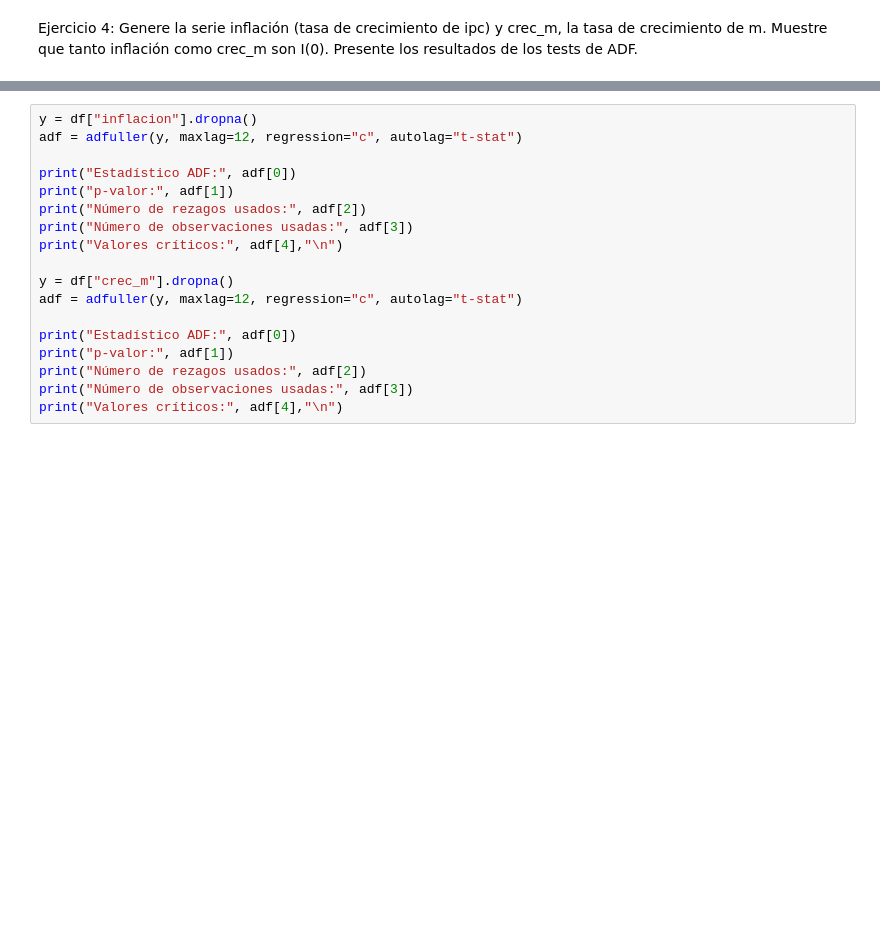
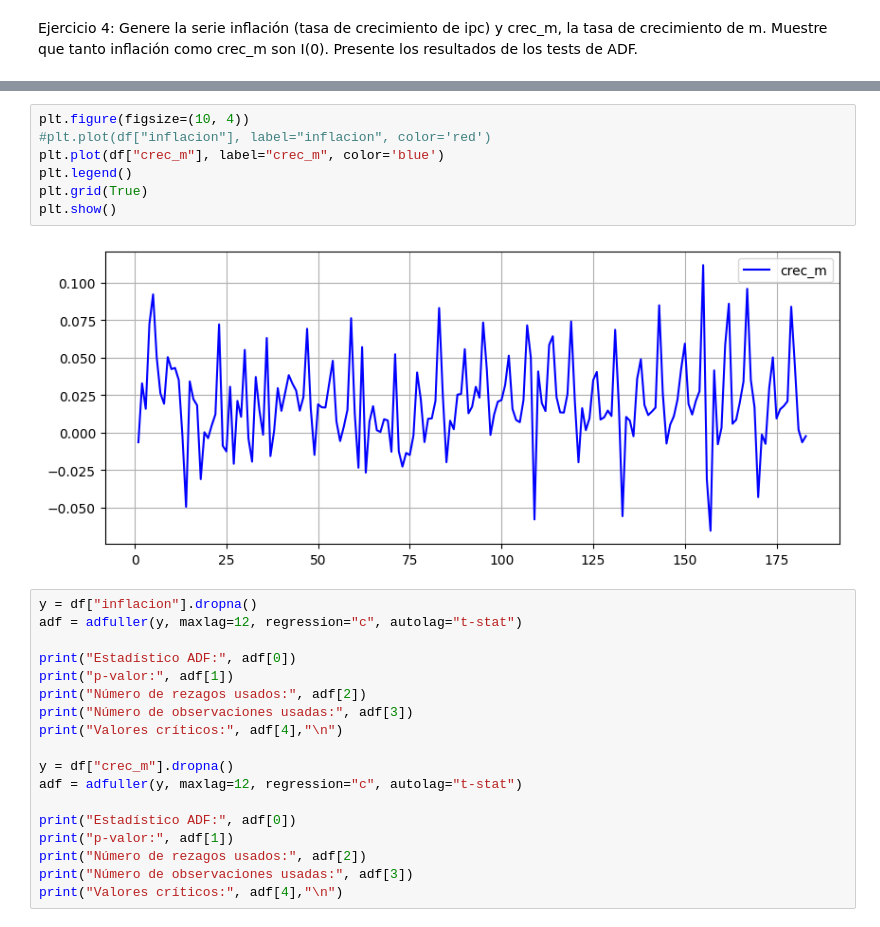
Before and after one commit to fedesanches/master_ia, a Jupyter notebook: modelos_estocasticos/clase_06.ipynb, the cells around one changed output, grey strips where cells are left out. Drawn from its saved outputs; the diff is of its cells as text; blank space fills up the shorter version.

```diff
--- a/modelos_estocasticos/clase_06.ipynb
+++ b/modelos_estocasticos/clase_06.ipynb
@@ -179,6 +179,15 @@ df.head()
 | 2 | 2003-03-01 | 101.155116 | 102.628052 | 30388.084290 | 0.588320 | 0.021524 | 3.268222 | 3.908392 | 0.005850 | 0.032893 |
 | 3 | 2003-04-01 | 101.212513 | 104.258927 | 30870.985333 | 0.057397 | -0.530923 | 1.630876 | -1.637346 | 0.000567 | 0.015891 |
 | 4 | 2003-05-01 | 100.817908 | 111.804321 | 33105.170323 | -0.394605 | -0.452002 | 7.545393 | 5.914518 | -0.003899 | 0.072372 |
+# %%
+plt.figure(figsize=(10, 4))
+#plt.plot(df["inflacion"], label="inflacion", color='red')
+plt.plot(df["crec_m"], label="crec_m", color='blue')
+plt.legend()
+plt.grid(True)
+plt.show()
+# %% [output]
+[figure, added]
 # %%
 y = df["inflacion"].dropna()
 adf = adfuller(y, maxlag=12, regression="c", autolag="t-stat")
```
Also changed, not shown: parts of 1 cell of this notebook, 30 other files.
